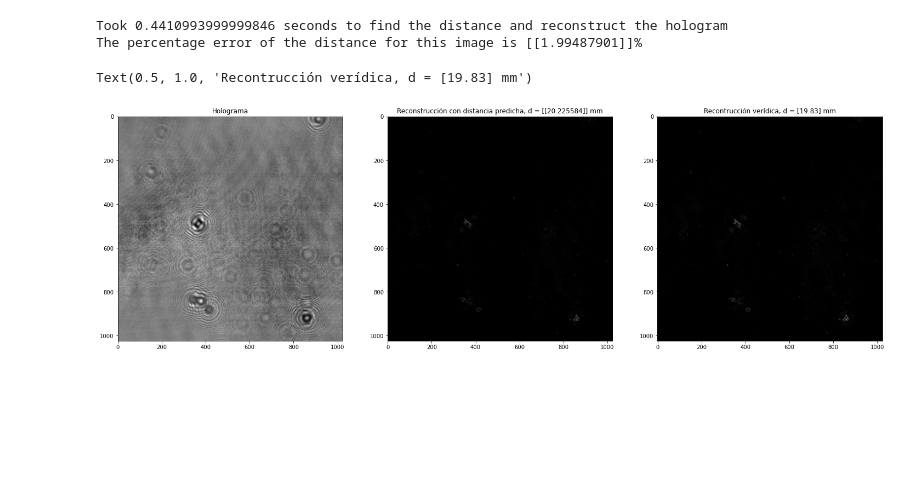
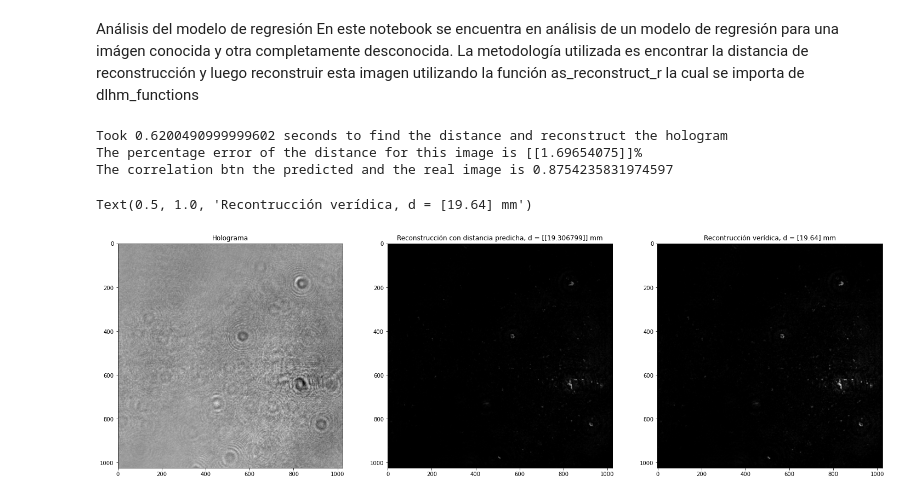
Before and after one commit to mloper23/EMA_Autofocusing, a Jupyter notebook: Codes/Notebooks/Regression_Analysis.ipynb, the cells around one changed output. Cells and saved outputs as stored; diff of their text form; code cells hidden in the pictures; blank space fills up the shorter version.

```diff
--- a/Codes/Notebooks/Regression_Analysis.ipynb
+++ b/Codes/Notebooks/Regression_Analysis.ipynb
@@ -1,3 +1,6 @@
+# %% [markdown]
+Análisis del modelo de regresión
+En este notebook se encuentra en análisis de un modelo de regresión para una imágen conocida y otra completamente desconocida. La metodología utilizada es encontrar la distancia de reconstrucción y luego reconstruir esta imagen utilizando la función as_reconstruct_r la cual se importa de dlhm_functions
 # %%
 import tensorflow as tf
 import pandas as pd
@@ -13,32 +16,35 @@ df = pd.read_excel(r'C:\Users\mlope\OneDrive - Universidad EAFIT\EAFIT\Autofocus
 # %%
 h_dir = r'C:\Users\mlope\OneDrive - Universidad EAFIT\EAFIT\Autofocusing\Datasets\E\Holors'
 r_dir = r'C:\Users\mlope\OneDrive - Universidad EAFIT\EAFIT\Autofocusing\Datasets\E\Reconstructions'
-file_name = 'D3_250.png'
+file_name = 'D3_324.png'
 h = np.asarray([imread(f"{h_dir}/{file_name.split('_')[0]}/{file_name}")]).astype(np.float32)
 r = np.asarray(imread(f"{r_dir}/{file_name.split('_')[0]}/{file_name}")).astype(np.float32)
 d = (df[df.name == file_name.split('.')[0]]).distance.values
 t1 = perf_counter()
 dp = model.predict(h)
 holor = np.array(Image.open(f"{h_dir}/{file_name.split('_')[0]}/{file_name}")).astype('float')
 holor = (holor/255)*2-1
 p = np.abs(as_reconstruct_r(holor,3.7e-3/1024,473e-9,dp)) ** 2
 p = p/p.max()
 t2 = perf_counter()
 print(f'Took {str(t2-t1)} seconds to find the distance and reconstruct the hologram')
 print(f'The percentage error of the distance for this image is {str(np.abs((dp-d)/d)*100)}%')
+corr = np.corrcoef(r.flat, p.flat)
+print(f'The correlation btn the predicted and the real image is {str(corr[0,1])}')
 fig, (ax1, ax2, ax3) = plt.subplots(1, 3)
 fig.set_size_inches(25, 8)
 ax1.imshow(h.reshape(1024, 1024), cmap='gray')
 ax1.set_title('Holograma')
 ax2.imshow(p.reshape(1024,1024) , cmap='gray')
 ax2.set_title(f'Reconstrucción con distancia predicha, d = {dp*1e3} mm')
 ax3.imshow(r.reshape(1024, 1024), cmap='gray')
 ax3.set_title(f'Recontrucción verídica, d = {d*1e3} mm')
 # %% [output]
-Took 0.4410993999999846 seconds to find the distance and reconstruct the hologram
-The percentage error of the distance for this image is [[1.99487901]]%
+Took 0.6200490999999602 seconds to find the distance and reconstruct the hologram
+The percentage error of the distance for this image is [[1.69654075]]%
+The correlation btn the predicted and the real image is 0.8754235831974597
-Text(0.5, 1.0, 'Recontrucción verídica, d = [19.83] mm')
+Text(0.5, 1.0, 'Recontrucción verídica, d = [19.64] mm')
-[figure, old version]
+[figure, new version]
 # %%
 dir = r'C:\Users\mlope\OneDrive - Universidad EAFIT\EAFIT\Autofocusing\Datasets\Different_holograms'
 h = np.asarray([imread(f"{dir}/h1.bmp")]).astype(np.float32)
```
Also changed, not shown: parts of 1 cell of this notebook.
